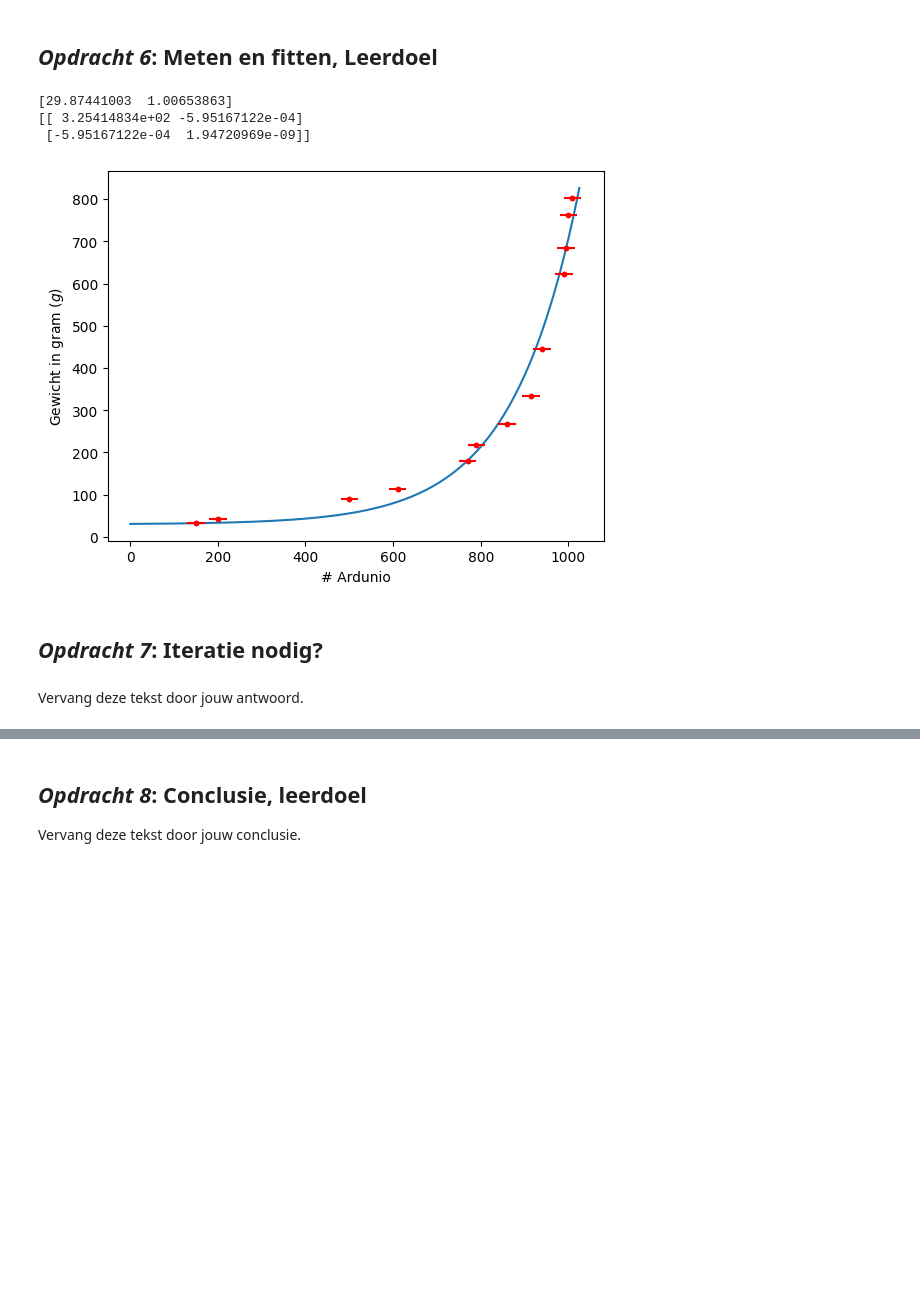
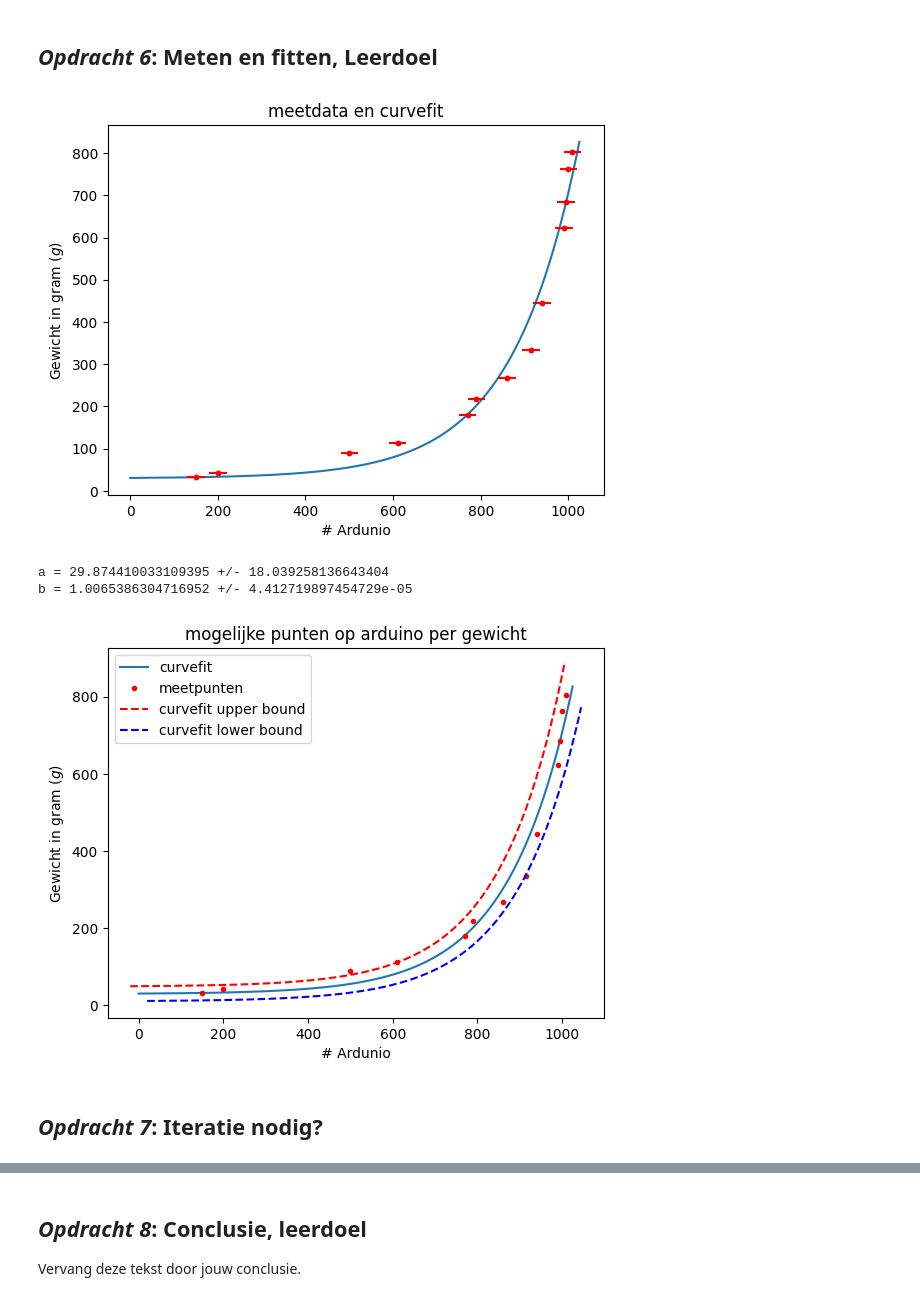
Before and after one commit to Rune-TuDelft/opdrachten-DEF-D, a Jupyter notebook: FysiekeOntwerpopdrachten/1KalibreerEenSensorDigitaalAnaloog/DEFOntwerpopdracht1KalibreerEenSensorInvulTemplate.ipynb, the cells around one changed output, grey strips where cells are left out. Cells and saved outputs as stored; diff of their text form; code cells hidden in the pictures; blank space fills up the shorter version.

Commit message:
Curvefit en op 4 en 7

```diff
--- a/FysiekeOntwerpopdrachten/1KalibreerEenSensorDigitaalAnaloog/DEFOntwerpopdracht1KalibreerEenSensorInvulTemplate.ipynb
+++ b/FysiekeOntwerpopdrachten/1KalibreerEenSensorDigitaalAnaloog/DEFOntwerpopdracht1KalibreerEenSensorInvulTemplate.ipynb
@@ -71,21 +77,34 @@ u_gewicht = 1
 # %%
 def gewichten(arduino,a,b):
     return a+b**arduino
 punten = np.linspace(0,1025,1000)
 punt,onz = curve_fit(gewichten,arduino,gewicht)
+plt.title("meetdata en curvefit")
 plt.plot(arduino,gewicht,'r.')
 plt.plot(punten, gewichten(punten,punt[0],punt[1]))
 plt.errorbar(arduino,gewicht,u_gewicht,u_arduino,"r.")
 plt.xlabel("# Ardunio")
 plt.ylabel("Gewicht in gram ($g$)")
-print(punt)
-print(onz)
+plt.show()
+
+u_a = np.sqrt(onz[0,0])
+u_b = np.sqrt(onz[1,1])
+
+print("a =", punt[0], "+/-", u_a)
+print("b =", punt[1], "+/-", u_b)
+plt.title("mogelijke punten op arduino per gewicht")
+plt.plot(punten, gewichten(punten,punt[0],punt[1]),label = "curvefit")
+plt.plot(arduino,gewicht,'r.',label="meetpunten")
+plt.plot(punten-u_arduino,gewichten(punten,punt[0]+u_a,punt[1]+u_b)+u_gewicht,"r--",label="curvefit upper bound")
+plt.plot(punten+u_arduino,gewichten(punten,punt[0]-u_a,punt[1]-u_b)-u_gewicht,"b--",label="curvefit lower bound")
+plt.xlabel("# Ardunio")
+plt.ylabel("Gewicht in gram ($g$)")
+plt.legend()
+plt.show()
 # %% [output]
+[figure, new version]
-[29.87441003  1.00653863]
-[[ 3.25414834e+02 -5.95167122e-04]
- [-5.95167122e-04  1.94720969e-09]]
+a = 29.874410033109395 +/- 18.039258136643404
+b = 1.0065386304716952 +/- 4.412719897454729e-05
-[figure, old version]
+[figure, added]
 # %% [markdown]
 ## *Opdracht 7*: Iteratie nodig?
-# %% [markdown]
-Vervang deze tekst door jouw antwoord.
```
Also changed, not shown: parts of 3 cells of this notebook.
